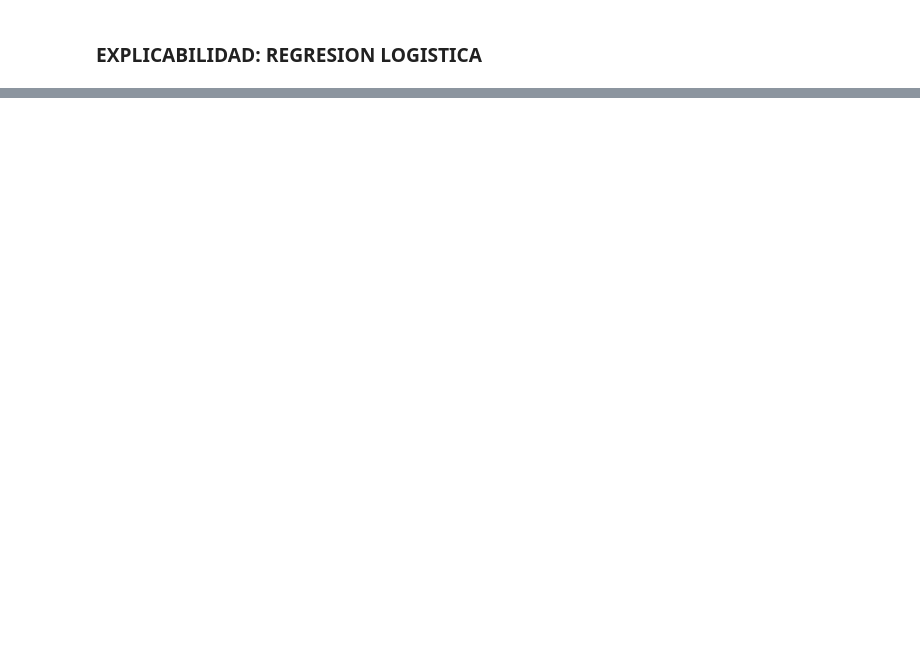
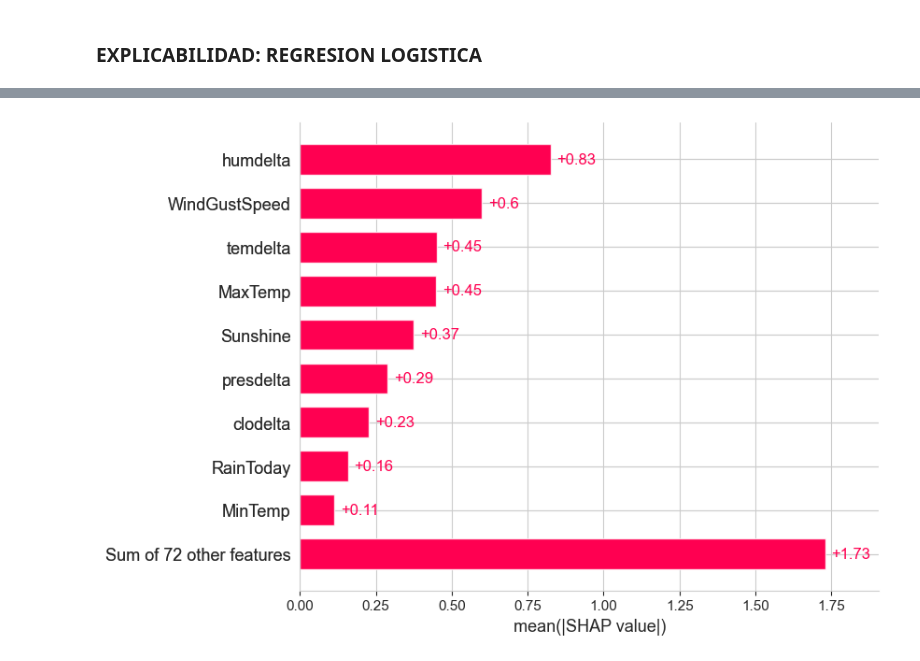
Before and after one commit to agustinarenas/AA1-TUIA-Arenas, a Jupyter notebook: TP-integrador-AA1.ipynb, the cells around one changed output, grey strips where cells are left out. Saved outputs shown, nothing was run; the diff lists cells and outputs as text; code cells hidden in the pictures; blank space fills up the shorter version.

```diff
--- a/TP-integrador-AA1.ipynb
+++ b/TP-integrador-AA1.ipynb
@@ -1342,0 +1430,6 @@ x_train_array = x_train.values  # x_train.to_numpy()
+# %%
+explanationlg = shap.Explanation(values = shap_valueslg, base_values = explainerlg.expected_value, feature_names = cols_rl, data = x_testlg_array)
+# %%
+shap.plots.bar(explanationlg)
+# %% [output]
+[figure, added]
```
Also changed, not shown: parts of 36 cells of this notebook.
